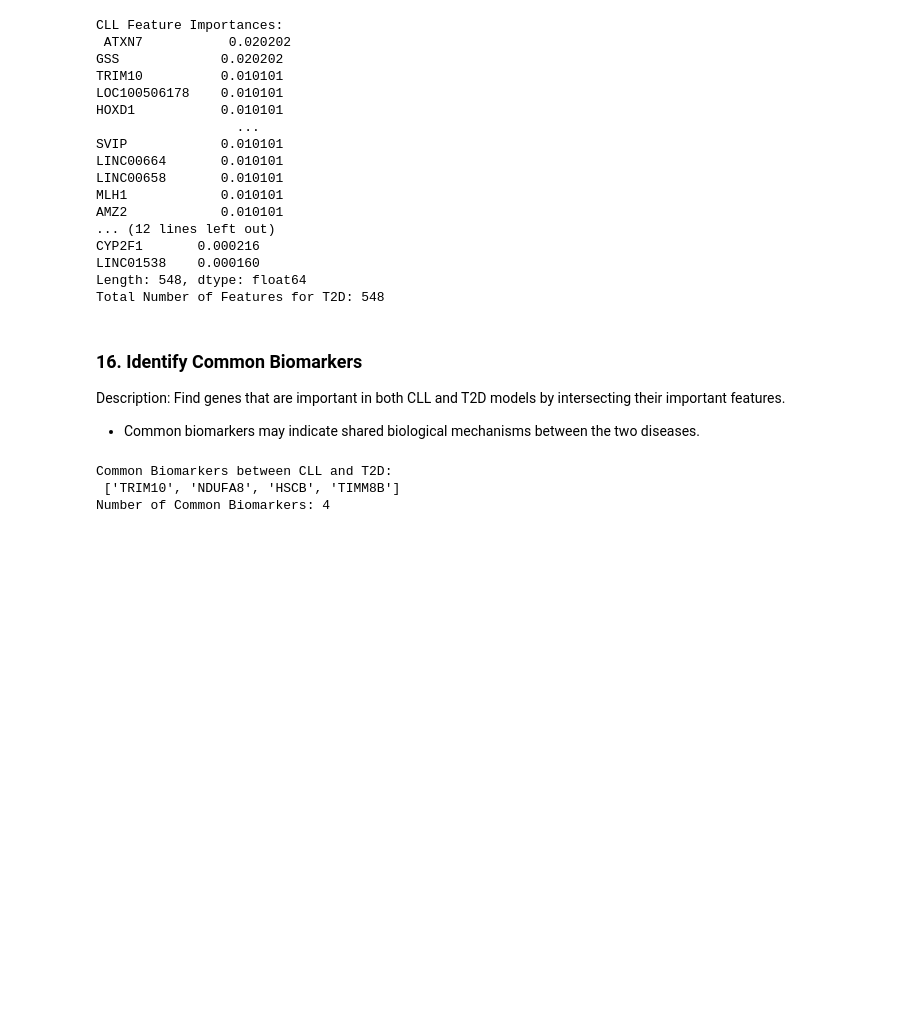
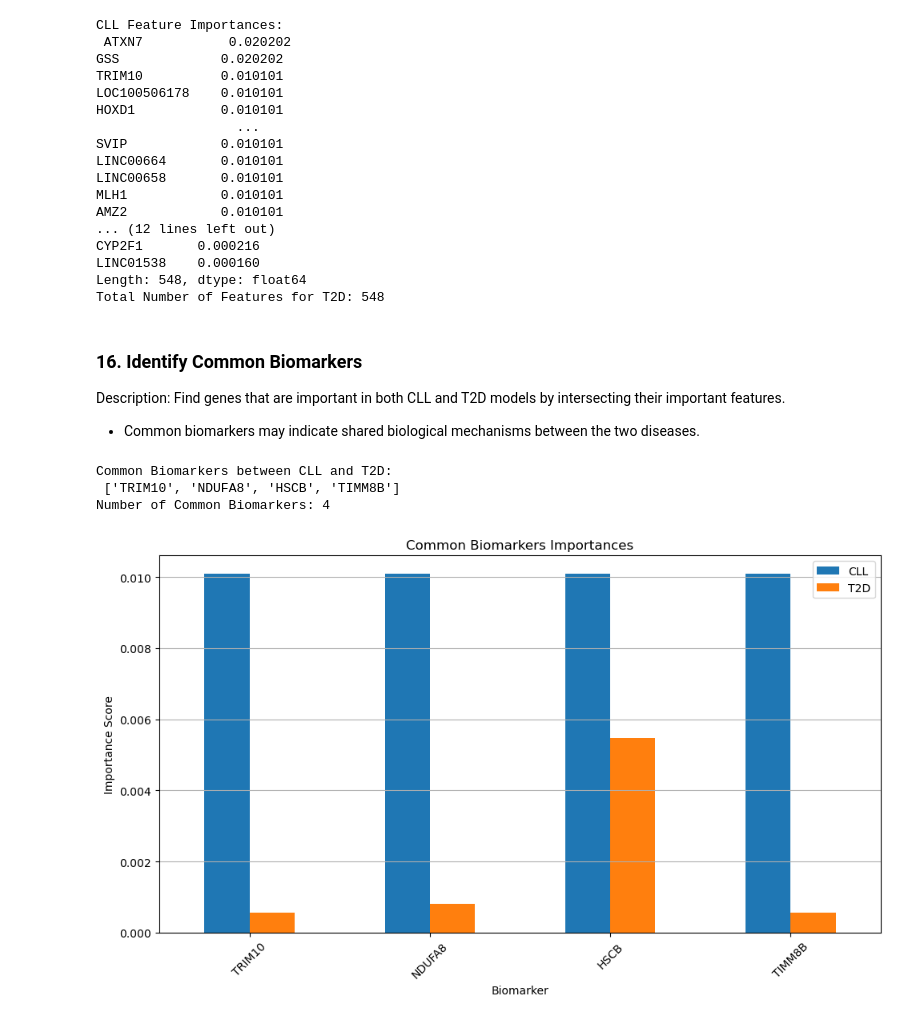
Before and after one commit to sazidshahjada/BioMarkerPredictionML, a Jupyter notebook: cll_t2d_analysis.ipynb, the cells around one changed output. Drawn from its saved outputs; the diff is of its cells as text; code cells hidden in the pictures; blank space fills up the shorter version.

Commit message:
dataset and results saved

```diff
--- a/cll_t2d_analysis.ipynb
+++ b/cll_t2d_analysis.ipynb
@@ -20,10 +20,10 @@ Description: Store file paths to the gene expression counts data and metadata fo
 This centralizes file references, making it easier to manage and update paths if needed.
 # %%
 data_paths = {
-    "cll_counts": "data/Countsdata/GSE70830_counts_data.csv",
-    "cll_metadata": "data/Metadata/GSE70830_metadata.csv",
-    "t2d_counts": "data/Countsdata/GSE159984_counts_data.csv",
-    "t2d_metadata": "data/Metadata/GSE159984_metadata.csv",
+    "cll_counts": "Data for ML_CLL/Countsdata/GSE70830_counts_data.csv",
+    "cll_metadata": "Data for ML_CLL/Metadata/GSE70830_metadata.csv",
+    "t2d_counts": "Data for ML_CLL/Countsdata/GSE159984_counts_data.csv",
+    "t2d_metadata": "Data for ML_CLL/Metadata/GSE159984_metadata.csv",
 }
 # %% [markdown]
 ### **3. Load Datasets**
@@ -341,3 +345,23 @@ print("Number of Common Biomarkers:", len(cll_t2d_common_biomarkers))
 Common Biomarkers between CLL and T2D:
  ['TRIM10', 'NDUFA8', 'HSCB', 'TIMM8B']
 Number of Common Biomarkers: 4
+# %%
+# Plot the common biomarkers importances for both datasets
+def plot_common_biomarkers_grouped(importances1, importances2, common_biomarkers):
+    # Create a DataFrame containing both importance scores for the common biomarkers
+    data = pd.DataFrame({
+        'CLL': importances1[common_biomarkers],
+        'T2D': importances2[common_biomarkers]
+    }, index=common_biomarkers)
+    # Create a grouped barplot
+    ax = data.plot(kind='bar', figsize=(10, 6), rot=45)
+    ax.set_title("Common Biomarkers Importances")
+    ax.set_ylabel("Importance Score")
+    ax.set_xlabel("Biomarker")
+    ax.grid(True, axis='y')
+    plt.tight_layout()
+    plt.show()
+
+plot_common_biomarkers_grouped(cll_feature_importances, t2d_feature_importances, cll_t2d_common_biomarkers)
+# %% [output]
+[figure, added]
```
Also changed, not shown: parts of 4 cells of this notebook, 23 other files.
